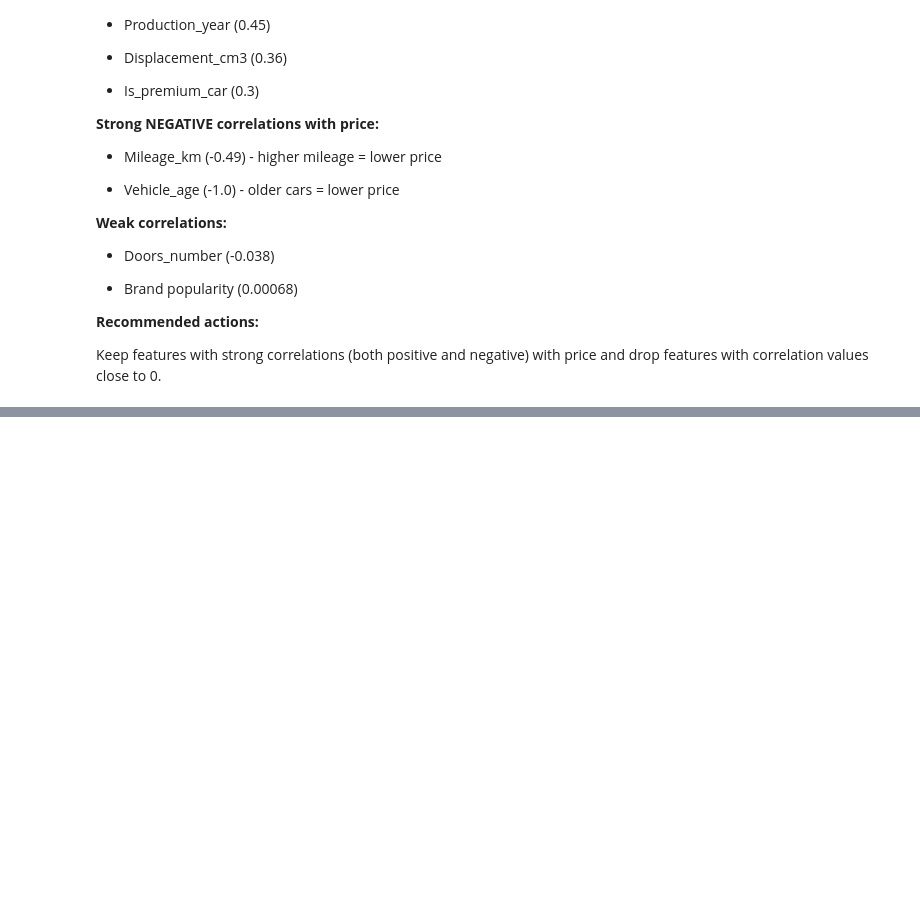
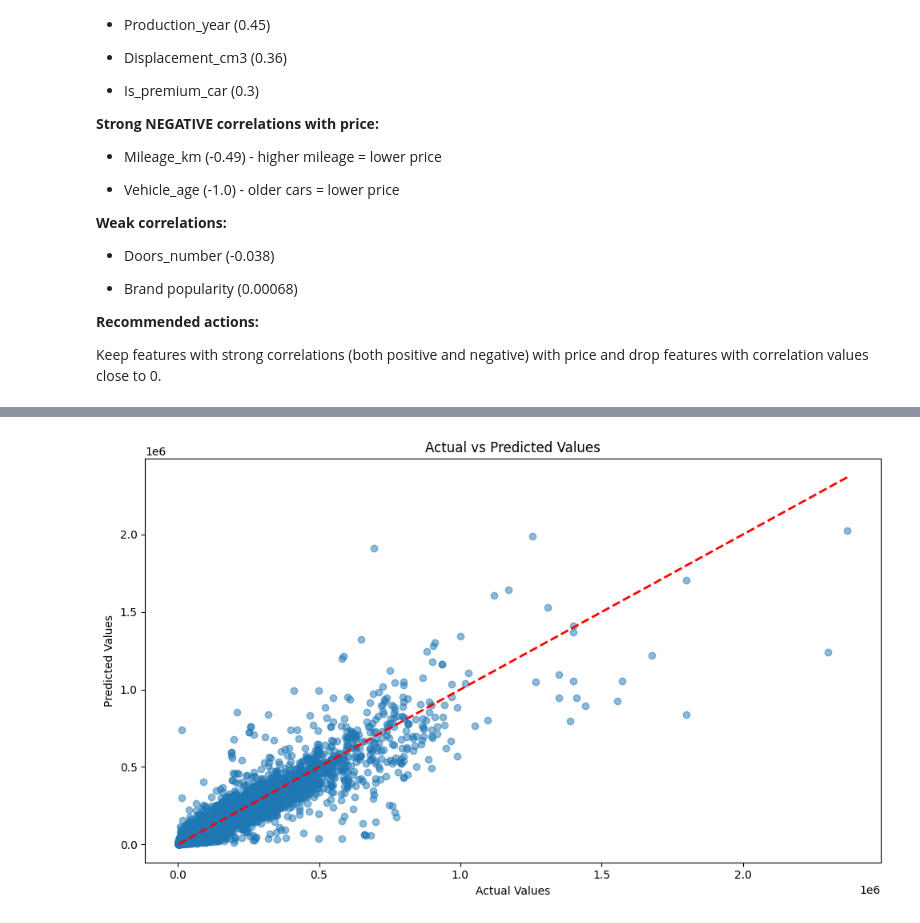
Before and after one commit to Przemsonn05/Cars-Price-Prediction-in-Poland, a Jupyter notebook: notebooks/cars_price_prediction.ipynb, the cells around one changed output, grey strips where cells are left out. Cells and saved outputs as stored; diff of their text form; code cells hidden in the pictures; blank space fills up the shorter version.

```diff
--- a/notebooks/cars_price_prediction.ipynb
+++ b/notebooks/cars_price_prediction.ipynb
@@ -530,0 +697,20 @@ X_train, X_test, y_train, y_test = train_test_split(X, y, test_size=0.3 ,random_
+# %%
+plt.figure(figsize=(10, 6))
+
+plt.scatter(y_test, log_pred, alpha=0.5)
+plt.plot(
+    [y_test.min(), y_test.max()],
+    [y_test.min(), y_test.max()],
+    'r--',
+    linewidth=2
+)
+
+plt.xlabel('Actual Values')
+plt.ylabel('Predicted Values')
+plt.title('Actual vs Predicted Values')
+
+plt.tight_layout()
+plt.savefig('../images/Actual_vs_Predicted', dpi=300, bbox_inches='tight')
+plt.show()
+# %% [output]
+[figure, added]
```
Also changed, not shown: parts of 27 cells of this notebook.
